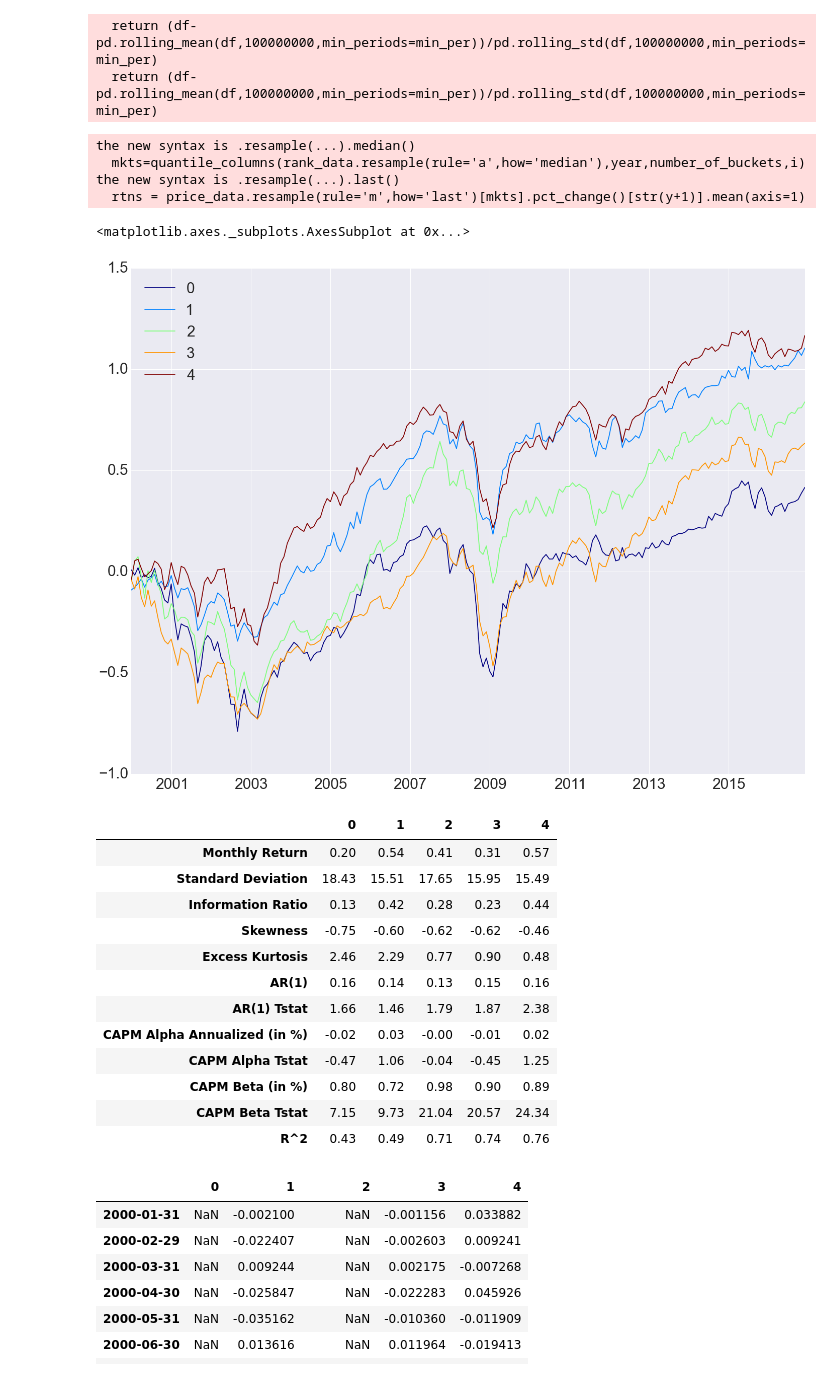
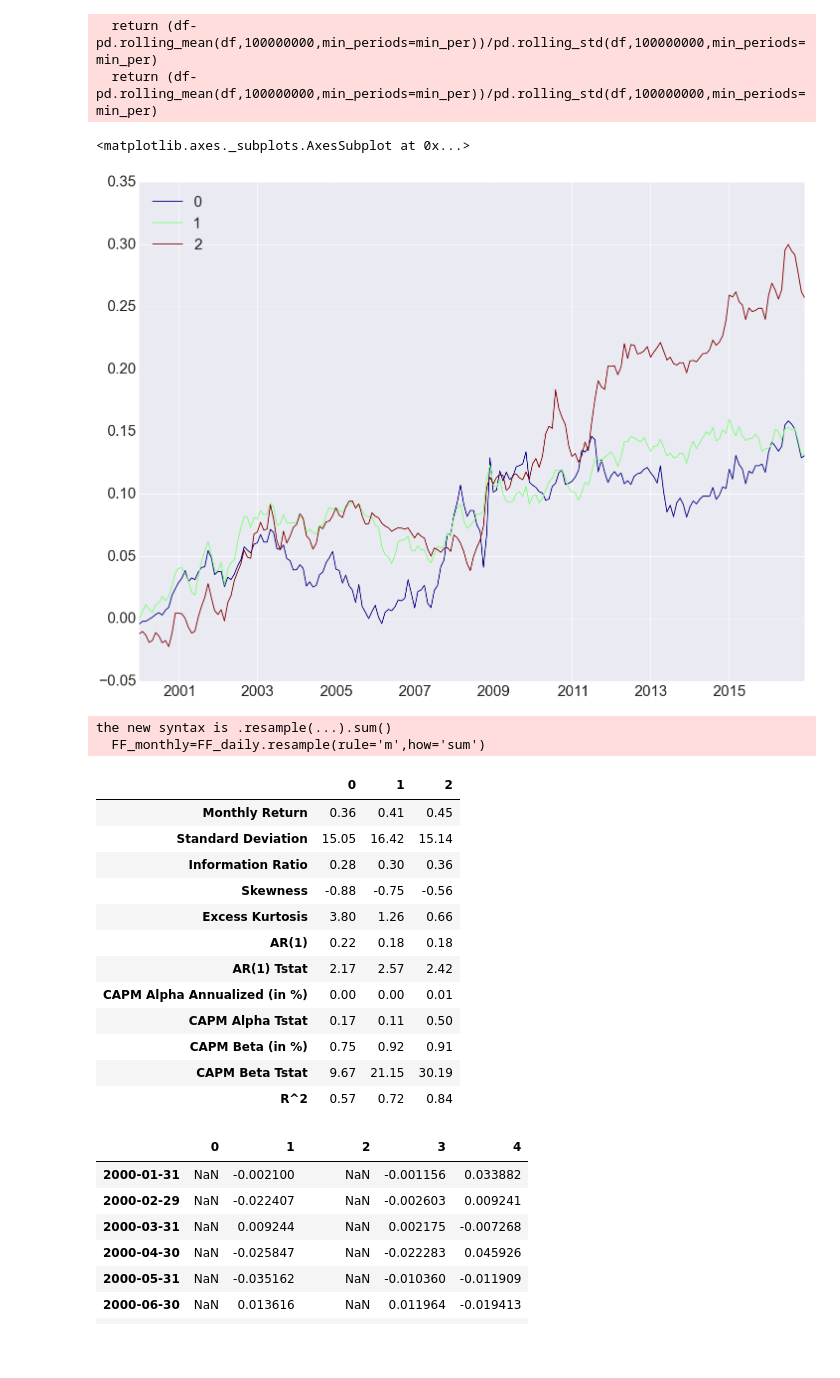
Before and after one commit to mrefermat/FinancePhD, a Jupyter notebook: LiquidityMomentum/Portfolio sorts per measure.ipynb, the cells around one changed output. Saved outputs shown, nothing was run; the diff lists cells and outputs as text; code cells hidden in the pictures; blank space fills up the shorter version.

```diff
--- a/LiquidityMomentum/Portfolio sorts per measure.ipynb
+++ b/LiquidityMomentum/Portfolio sorts per measure.ipynb
@@ -63,33 +63,30 @@ for sect in d_map.keys():
 # %%
 sector_portfolio_sorts={}
 for s in sector_zscores.keys():
-    sector_portfolio_sorts[s]=quantile_portfolios_annual(sector_zscores[s],cleansed,5)
+    sector_portfolio_sorts[s]=quantile_portfolios_annual(sector_zscores[s],cleansed,3)
-# %% [output]
-the new syntax is .resample(...).median()
-  mkts=quantile_columns(rank_data.resample(rule='a',how='median'),year,number_of_buckets,i)
-the new syntax is .resample(...).last()
-  rtns = price_data.resample(rule='m',how='last')[mkts].pct_change()[str(y+1)].mean(axis=1)
 # %%
-sector_portfolio_sorts['Equities'].cumsum().plot(colormap='jet')
+sector_portfolio_sorts['Fixed Income'].cumsum().plot(colormap='jet')
 # %% [output]
 <matplotlib.axes._subplots.AxesSubplot at 0x...>
-[figure, old version]
+[figure, new version]
 # %%
 portfolio_sort_table(sector_portfolio_sorts['Equities'])
 # %% [output]
+the new syntax is .resample(...).sum()
+  FF_monthly=FF_daily.resample(rule='m',how='sum')
-|  | 0 | 1 | 2 | 3 | 4 |
-| Monthly Return | 0.20 | 0.54 | 0.41 | 0.31 | 0.57 |
-| Standard Deviation | 18.43 | 15.51 | 17.65 | 15.95 | 15.49 |
-| Information Ratio | 0.13 | 0.42 | 0.28 | 0.23 | 0.44 |
-| Skewness | -0.75 | -0.60 | -0.62 | -0.62 | -0.46 |
-| Excess Kurtosis | 2.46 | 2.29 | 0.77 | 0.90 | 0.48 |
-| AR(1) | 0.16 | 0.14 | 0.13 | 0.15 | 0.16 |
-| AR(1) Tstat | 1.66 | 1.46 | 1.79 | 1.87 | 2.38 |
-| CAPM Alpha Annualized (in %) | -0.02 | 0.03 | -0.00 | -0.01 | 0.02 |
-| CAPM Alpha Tstat | -0.47 | 1.06 | -0.04 | -0.45 | 1.25 |
-| CAPM Beta (in %) | 0.80 | 0.72 | 0.98 | 0.90 | 0.89 |
-| CAPM Beta Tstat | 7.15 | 9.73 | 21.04 | 20.57 | 24.34 |
-| R^2 | 0.43 | 0.49 | 0.71 | 0.74 | 0.76 |
+|  | 0 | 1 | 2 |
+| Monthly Return | 0.36 | 0.41 | 0.45 |
+| Standard Deviation | 15.05 | 16.42 | 15.14 |
+| Information Ratio | 0.28 | 0.30 | 0.36 |
+| Skewness | -0.88 | -0.75 | -0.56 |
+| Excess Kurtosis | 3.80 | 1.26 | 0.66 |
+| AR(1) | 0.22 | 0.18 | 0.18 |
+| AR(1) Tstat | 2.17 | 2.57 | 2.42 |
+| CAPM Alpha Annualized (in %) | 0.00 | 0.00 | 0.01 |
+| CAPM Alpha Tstat | 0.17 | 0.11 | 0.50 |
+| CAPM Beta (in %) | 0.75 | 0.92 | 0.91 |
+| CAPM Beta Tstat | 9.67 | 21.15 | 30.19 |
+| R^2 | 0.57 | 0.72 | 0.84 |
 # %%
 sector_portfolio_sorts['Currencies']
 # %% [output]
```
Also changed, not shown: parts of 11 cells of this notebook, 6 other files.
